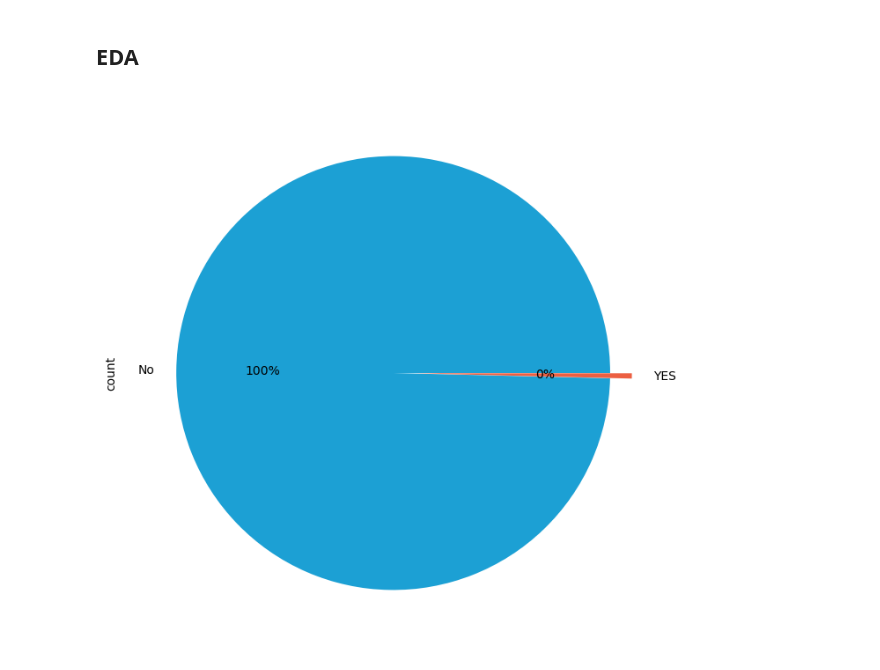
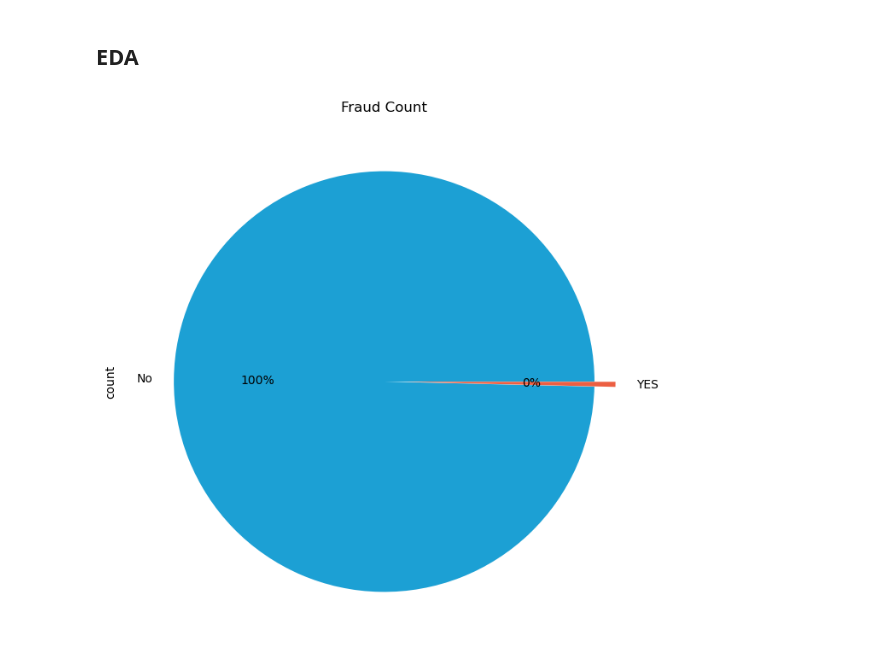
Before and after one commit to areebkhan-ds/Credit-Card-Fraud-Detection, a Jupyter notebook: Credit-Card-Fraud-Detection.ipynb, the cells around one changed output. Cells and saved outputs as stored; diff of their text form; code cells hidden in the pictures.

```diff
--- a/Credit-Card-Fraud-Detection.ipynb
+++ b/Credit-Card-Fraud-Detection.ipynb
@@ -165,11 +166,13 @@ df.head()
 # %%
 plt.figure(figsize=(12,8))
 
 colors = ['#1CA0D4','#EC5F42']
 explode = (0,0.1)
 
 fraud_count = df['is_fraud'].value_counts()
 fraud_count.plot(kind = 'pie', explode = explode, colors = colors,labels=["No", "YES"], autopct="%0.0f%%")
+plt.title('Fraud Count')
+plt.savefig("figures/Fraud Count", dpi=300, bbox_inches='tight')
 plt.show()
 # %% [output]
-[figure, old version]
+[figure, new version]
```
Also changed, not shown: parts of 13 cells of this notebook.
